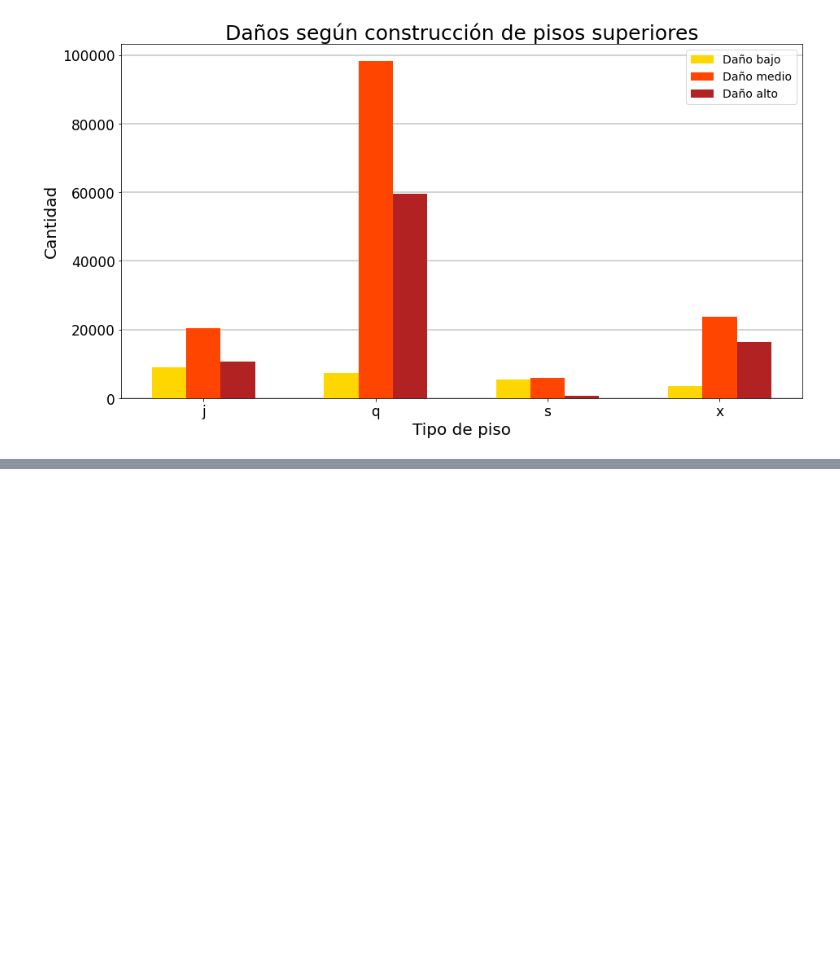
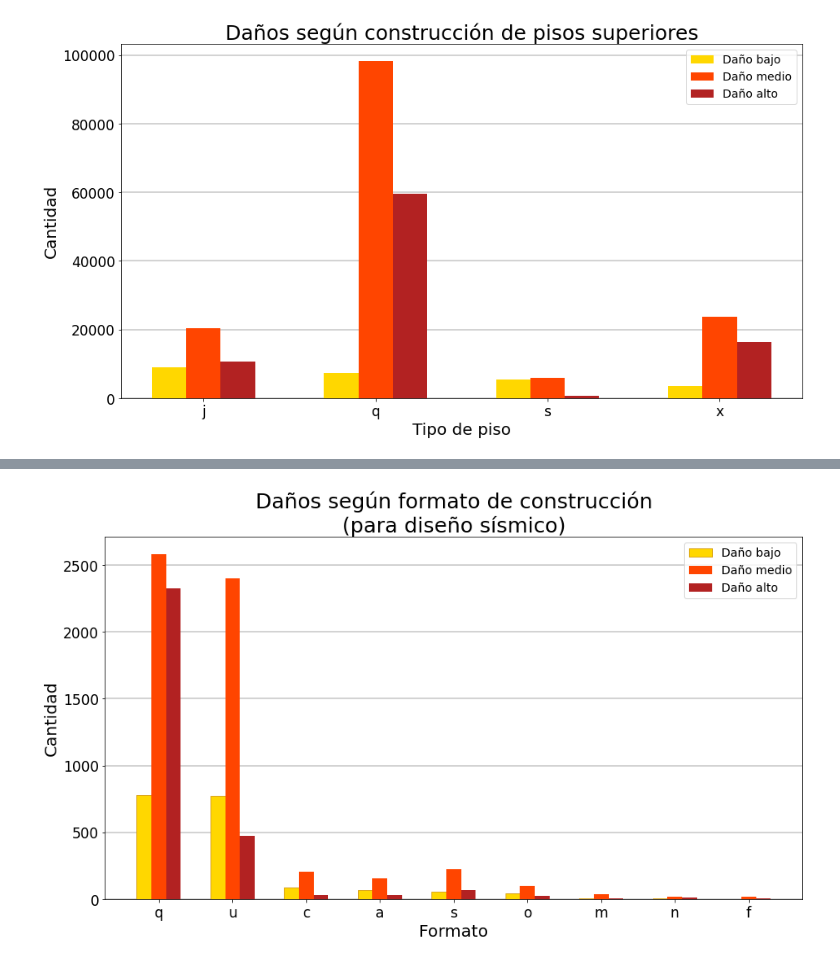
Before and after one commit to ffelfis/OrgaDatosTPs, a Jupyter notebook: TP1/nb_facundo.ipynb, the cells around one changed output, grey strips where cells are left out. Saved outputs shown, nothing was run; the diff lists cells and outputs as text; code cells hidden in the pictures; blank space fills up the shorter version.

```diff
--- a/TP1/nb_facundo.ipynb
+++ b/TP1/nb_facundo.ipynb
@@ -936,0 +1109,4 @@ ax.set_axisbelow(True)
+# %%
+# Se analiza sin el formato d
+df_dmg_by_plan_conf_short = df_dmg_by_plan_conf.drop(0)
+df_dmg_by_plan_conf_short
@@ -936,0 +1124,29 @@ ax.set_axisbelow(True)
+# %%
+fig,ax = plt.subplots(figsize=(15,8))
+labels = df_dmg_by_plan_conf_short['plan_configuration']
+x = np.arange(len(labels))
+width = 0.2
+
+bar1 = ax.bar(x - width, df_dmg_by_plan_conf_short['cant_low_dmg'], width,\
+              label='Daño bajo', color='gold', edgecolor='goldenrod')
+bar2 = ax.bar(x , df_dmg_by_plan_conf_short['cant_med_dmg'], width,\
+              label='Daño medio', color='orangered')
+bar3 = ax.bar(x + width, df_dmg_by_plan_conf_short['cant_hig_dmg'], width,\
+              label='Daño alto', color='firebrick')
+
+title = '''Daños según formato de construcción
+(para diseño sísmico)'''
+ax.set_title(title, fontsize=25)
+ax.set_ylabel('Cantidad', fontsize=20)
+ax.set_xlabel('Formato', fontsize=20)
+ax.set_xticks(x)
+ax.set_xticklabels(labels)
+
+plt.xticks(fontsize=17)
+plt.yticks(fontsize=17)
+plt.legend(fontsize=14)
+
+plt.grid(axis='y', linewidth=2, color='lightgray')
+ax.set_axisbelow(True)
+# %% [output]
+[figure, added]
```
Also changed, not shown: parts of 12 cells of this notebook.
